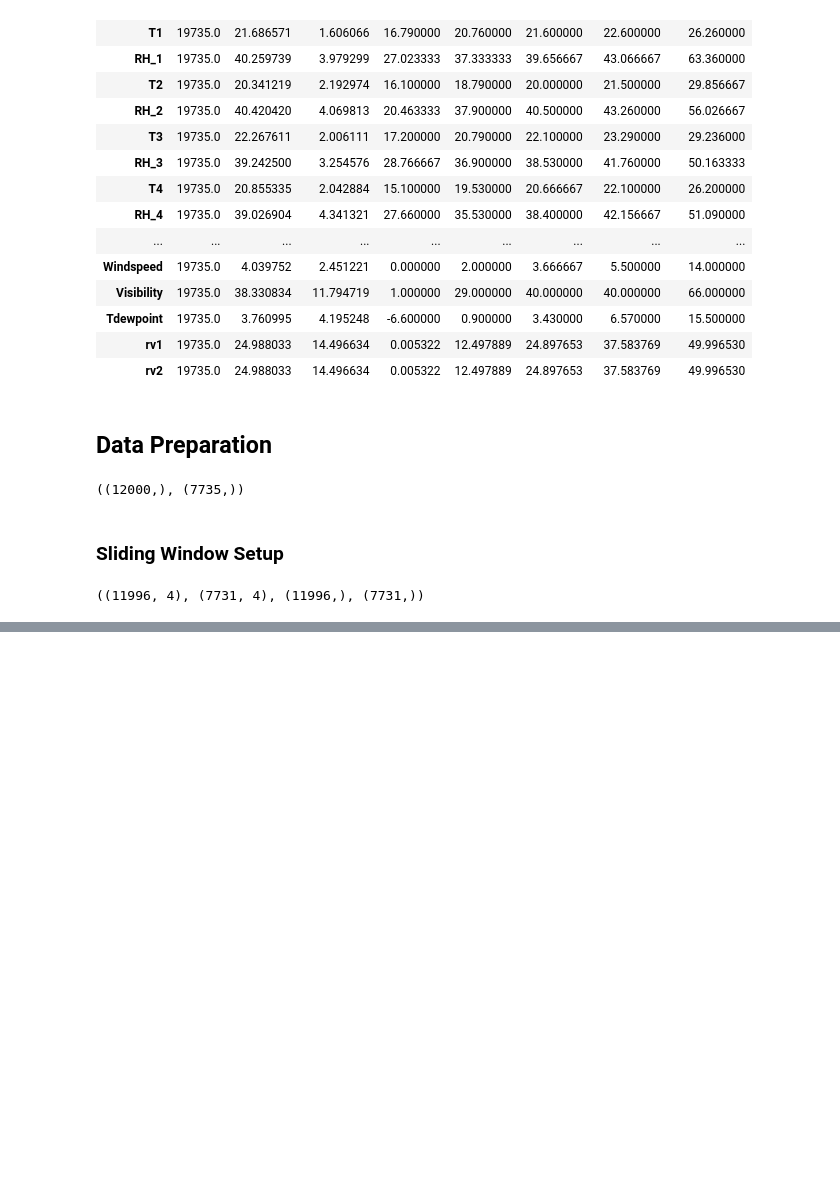
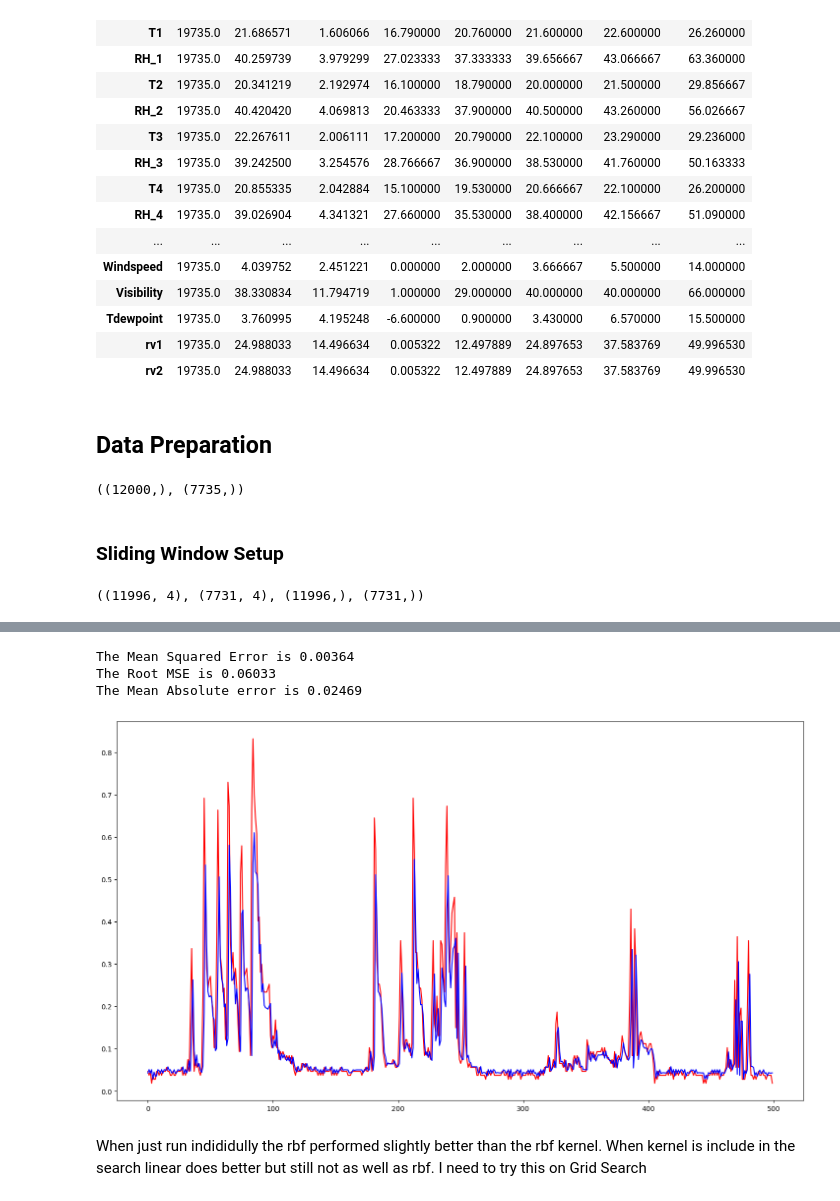
Before and after one commit to cmurray4492/PythonProjects, a Jupyter notebook: Machine_Learning/Support Vector Time Series/SVR_Time_Series_Example.ipynb, the cells around one changed output, grey strips where cells are left out. Drawn from its saved outputs; the diff is of its cells as text; code cells hidden in the pictures; blank space fills up the shorter version.

```diff
--- a/Machine_Learning/Support Vector Time Series/SVR_Time_Series_Example.ipynb
+++ b/Machine_Learning/Support Vector Time Series/SVR_Time_Series_Example.ipynb
@@ -118,0 +285,10 @@ NameError: name 'lsvr_search' is not defined
+# %%
+%%time
+param = {'kernel': ['linear', 'poly', 'rbf'], 'C':10**np.linspace(-3,3,101), 'epsilon':np.linspace(0,0.1,11), 'gamma':['auto', 'scale'], 'degree':[2,3,4]}
+
+allsvr = SVR(max_iter=25000,cache_size=2000)
+
+allsvr_search = BayesSearchCV(allsvr,param,n_iter=15,cv=TimeSeriesSplit(n_splits=5,gap=w+1),
+                            scoring=make_scorer(mean_squared_error,greater_is_better=False),n_jobs=-1,refit=True,random_state=0)
+
+allsvr_search.fit(X_train_w,y_train_w)
@@ -118,0 +322,20 @@ NameError: name 'lsvr_search' is not defined
+# %%
+MSE = mean_squared_error(y_test_w, allsvr_search.predict(X_test_w))
+MAE = mean_absolute_error(y_test_w, allsvr_search.predict(X_test_w))
+RMSE = np.sqrt(MSE)
+print(f"The Mean Squared Error is {MSE:.5f}")
+print(f"The Root MSE is {RMSE:.5f}")
+print(f"The Mean Absolute error is {MAE:.5f}")
+# %% [output]
+The Mean Squared Error is 0.00364
+The Root MSE is 0.06033
+The Mean Absolute error is 0.02469
+# %%
+plt.figure(figsize=(18,10))
+plt.plot(y_test_w[:500],'red')
+plt.plot(allsvr_search.predict(X_test_w[:500,:]), 'b');
+# %% [output]
+[figure, added]
+# %% [markdown]
+When just run indididully the rbf performed slightly better than the rbf kernel. When kernel is include in the search linear does better
+but still not as well as rbf. I need to try this on Grid Search
```
Also changed, not shown: parts of 22 cells of this notebook.
